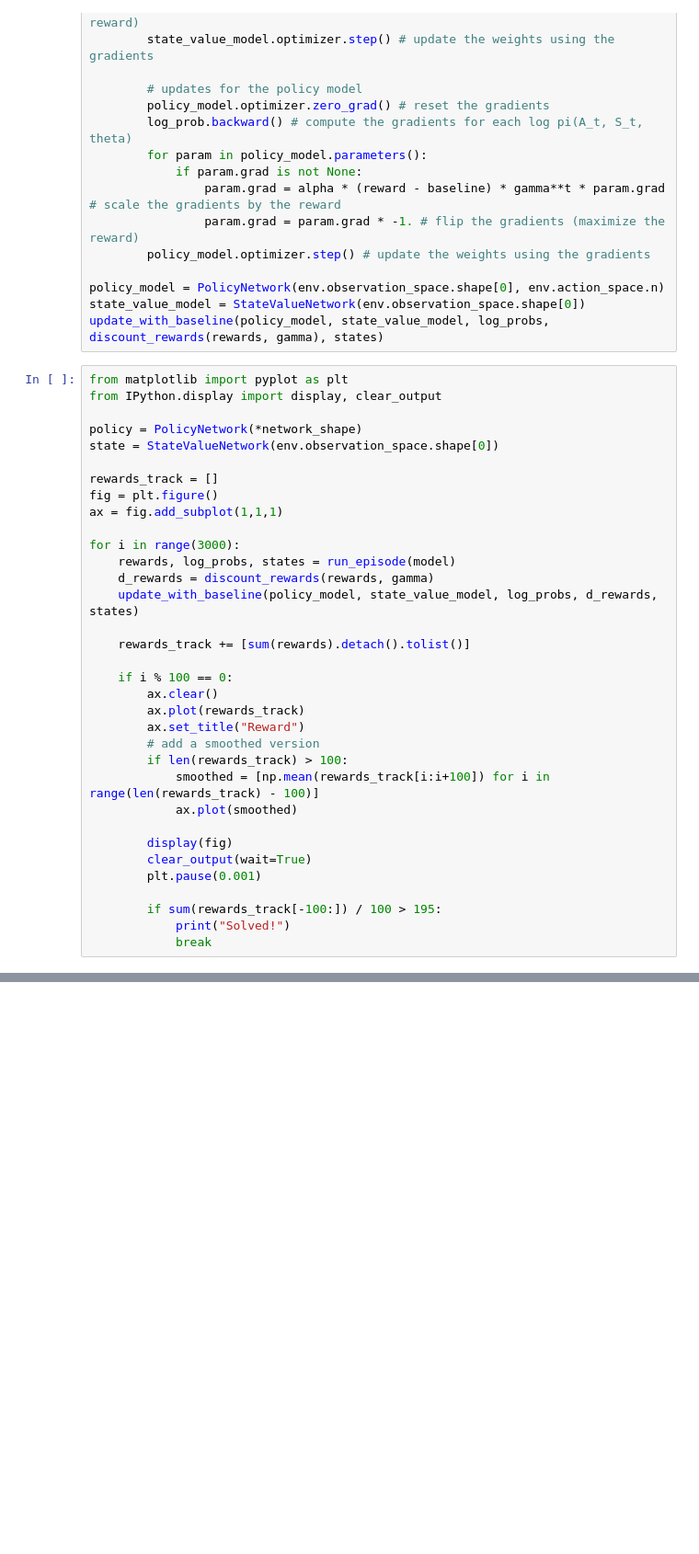
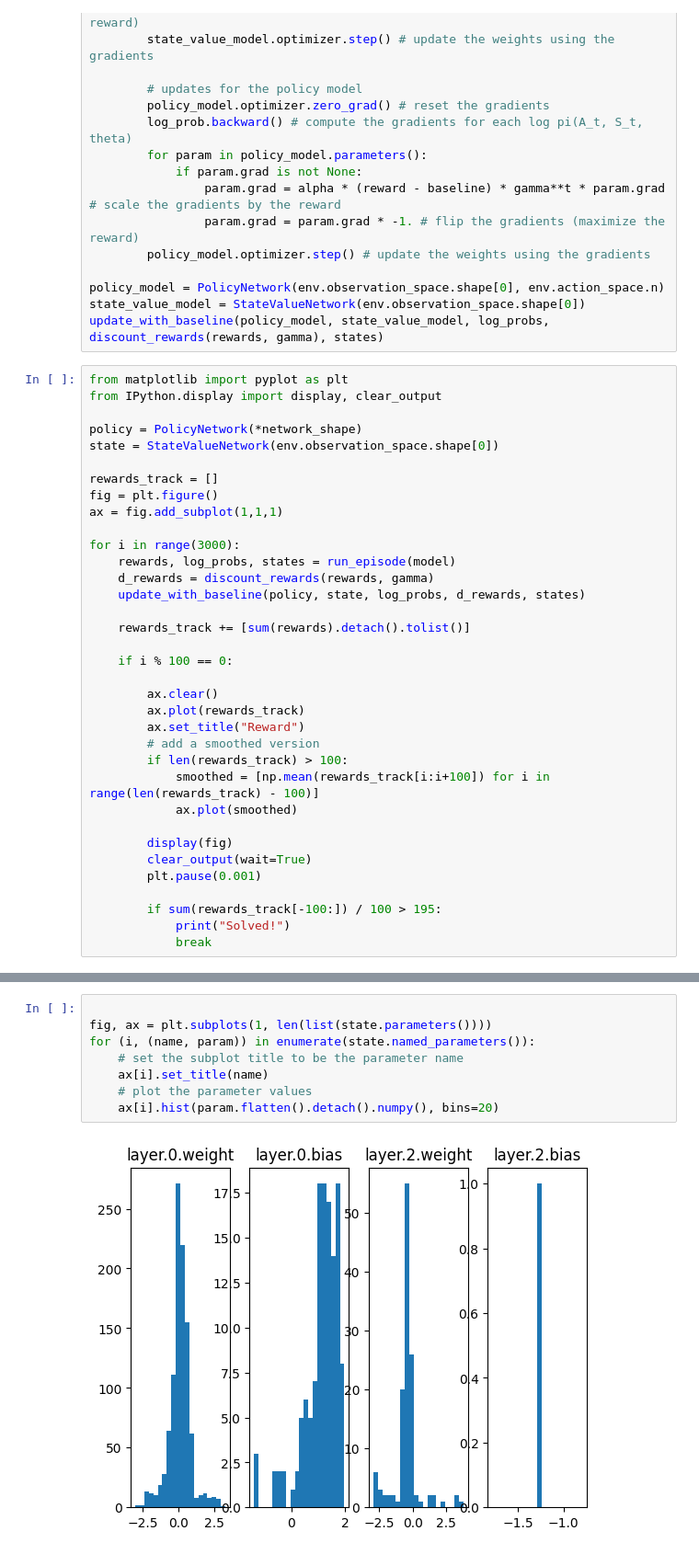
Before and after one commit to bkitano/rl-from-scratch, a Jupyter notebook: REINFORCE.ipynb, the cells around one changed output, grey strips where cells are left out. Shown at 92% size. Drawn from its saved outputs; the diff is of its cells as text; blank space fills up the shorter version.

```diff
--- a/REINFORCE.ipynb
+++ b/REINFORCE.ipynb
@@ -304,11 +304,12 @@ ax = fig.add_subplot(1,1,1)
 for i in range(3000):
     rewards, log_probs, states = run_episode(model)
     d_rewards = discount_rewards(rewards, gamma)
-    update_with_baseline(policy_model, state_value_model, log_probs, d_rewards, states)
+    update_with_baseline(policy, state, log_probs, d_rewards, states)
 
     rewards_track += [sum(rewards).detach().tolist()]
 
     if i % 100 == 0:
+
         ax.clear()
         ax.plot(rewards_track)
         ax.set_title("Reward")
@@ -328,0 +345,10 @@ for i in range(3000):
+# %%
+
+fig, ax = plt.subplots(1, len(list(state.parameters())))
+for (i, (name, param)) in enumerate(state.named_parameters()):
+    # set the subplot title to be the parameter name
+    ax[i].set_title(name)
+    # plot the parameter values
+    ax[i].hist(param.flatten().detach().numpy(), bins=20)
+# %% [output]
+[figure, added]
```
Also changed, not shown: parts of 8 cells of this notebook.
